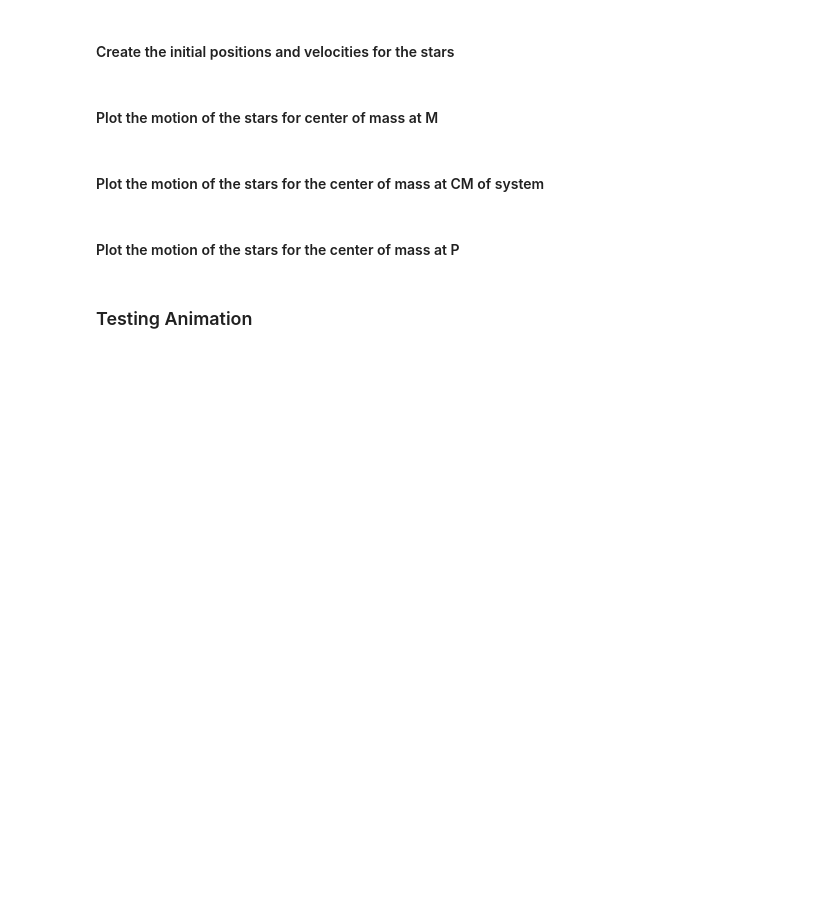
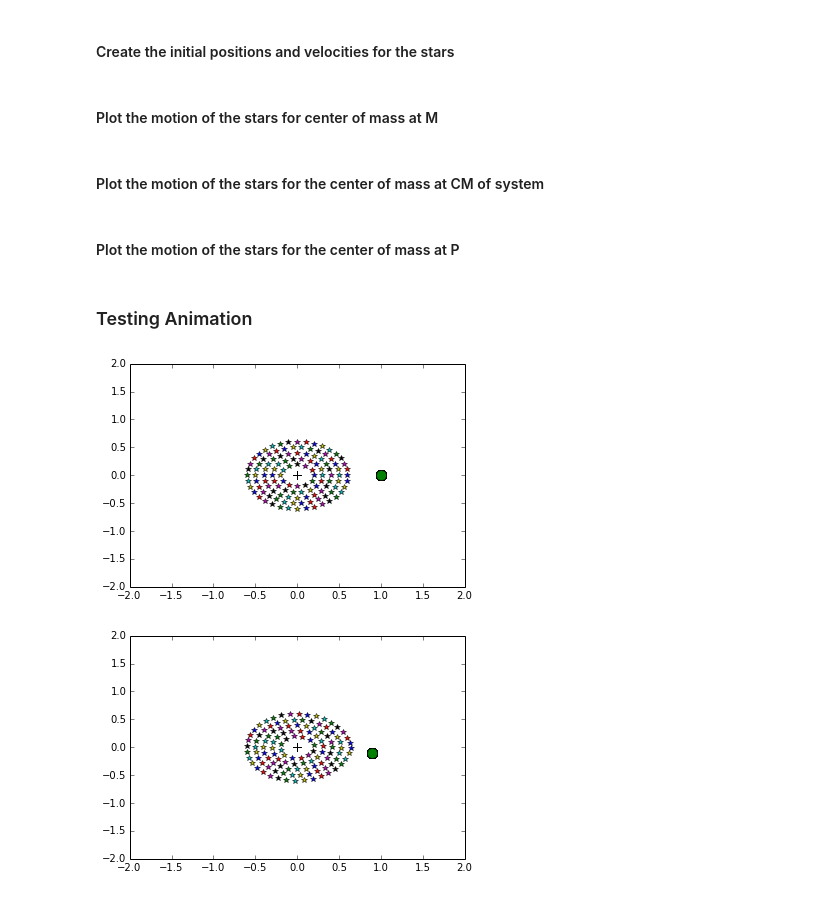
Before and after one commit to jareiter/PHYS202-S14, a Jupyter notebook: Project/GalaxyMergers.ipynb, the cells around one changed output. Cells and saved outputs as stored; diff of their text form; code cells hidden in the pictures; blank space fills up the shorter version.

```diff
--- a/Project/GalaxyMergers.ipynb
+++ b/Project/GalaxyMergers.ipynb
@@ -306,8 +310,6 @@ S = SdM*M
 R0 = np.sqrt(initial_Rvec[0]**2 + initial_Rvec[1]**2)
 star = place_stars(R0)
 #star = place_stars_ecc(R0,ecc_ratio,SdM)
-plt.plot(star[0,:],star[1,:],'*')
-plt.plot(0,0,'ko',markersize=8)
 
 def r_calc(current,t,time,gamma,M,S):
     drx = current[0]
@@ -315,44 +317,94 @@ def r_calc(current,t,time,gamma,M,S):
     rx = current[2]
     ry = current[3]
     dRx = current[4]
     dRy = current[5]
     Rx = current[6]
     Ry = current[7]
 
     Rdotx = dRx
     Rdoty = dRy
     R_vec = np.array([Rx,Ry])
     R = linalg.norm(R_vec)
     Rddot = -gamma*((M+S)/(R**3))*R_vec
 
     rdotx = drx
     rdoty = dry
     r_vec = np.array([rx,ry])
     r = linalg.norm(r_vec)
     rho_vec = R_vec - r_vec
     rho = linalg.norm(rho_vec)
     rddot = -gamma*((M/r**3)*r_vec - (S/rho**3)*rho_vec + (S/R**3)*R_vec)
     return np.array([rddot[0],rddot[1],rdotx,rdoty,Rddot[0],Rddot[1],Rdotx,Rdoty])
 
+x_output = []
+y_output = []
+
+for a in range(0,np.size(star)/4):
+    initial_rvec = star[0:2,a]
+    initial_rdot = star[2:4,a]
+
+    init = np.array([initial_rdot[0],initial_rdot[1],initial_rvec[0],initial_rvec[1],initial_Rdot[0],initial_Rdot[1],
+                     initial_Rvec[0],initial_Rvec[1]])
+    output = odeint(r_calc, init, np.linspace(0, time, (time*20)+1),args=(time,gamma,M,S))
+    x_output.append(output[:,2])
+    y_output.append(output[:,3])
+    x_output.append(output[:,6])
+    y_output.append(output[:,7])
+
+    plt.figure(1)
+    plt.plot(output[0,2],output[0,3],'b*')
+    plt.plot(output[0,6],output[0,7],'o',markersize=10)
+    plt.plot(0,0,'k+',markersize=8)
+    plt.xlim(-2,2)
+    plt.ylim(-2,2)
+    plt.figure(2)
+    plt.plot(output[len(output)/5,2],output[len(output)/5,3],'b*')
+    plt.plot(output[len(output)/5,6],output[len(output)/5,7],'o',markersize=10)
+    plt.plot(0,0,'k+',markersize=8)
+    plt.xlim(-2,2)
+    plt.ylim(-2,2)
+    plt.figure(3)
+    plt.plot(output[2*len(output)/5,2],output[2*len(output)/5,3],'b*')
+    plt.plot(output[2*len(output)/5,6],output[2*len(output)/5,7],'o',markersize=10)
+    plt.plot(0,0,'k+',markersize=8)
+    plt.xlim(-2,2)
+    plt.ylim(-2,2)
+    plt.figure(4)
+    plt.plot(output[3*len(output)/5,2],output[3*len(output)/5,3],'b*')
+    plt.plot(output[3*len(output)/5,6],output[3*len(output)/5,7],'o',markersize=10)
+    plt.plot(0,0,'k+',markersize=8)
+    plt.xlim(-2,2)
+    plt.ylim(-2,2)
+    plt.figure(5)
+    plt.plot(output[4*len(output)/5,2],output[4*len(output)/5,3],'b*')
+    plt.plot(output[4*len(output)/5,6],output[4*len(output)/5,7],'o',markersize=10)
+    plt.plot(0,0,'k+',markersize=8)
+    plt.xlim(-2,2)
+    plt.ylim(-2,2)
+    plt.figure(6)
+    plt.plot(output[-1,2],output[-1,3],'b*')
+    plt.plot(output[-1,6],output[-1,7],'o',markersize=10)
+    plt.xlim(-2,2)
+    plt.ylim(-2,2)
+    plt.plot(0,0,'k+',markersize=8)
+plt.show()
+
+
 fig = plt.figure()
 ax = plt.axes(xlim=(-2, 2), ylim=(-2, 2))
-line, = ax.plot([], [], lw=2)
+pt, = ax.plot([], [],'*')
 
 def init():
-    line.set_data([], [])
-    return line
+    pt.set_data([], [])
+    return pt
 
 def animate(i):
-    for a in range(0,np.size(star)/4):
-        initial_rvec = star[0:2,a]
-        initial_rdot = star[2:4,a]
+    pt.set_data([star[i] for star in x_output],[star[i] for star in y_output])
+    #pt.set_markersize(3)
+    return pt
 
-        init = np.array([initial_rdot[0],initial_rdot[1],initial_rvec[0],initial_rvec[1],initial_Rdot[0],initial_Rdot[1],
-                         initial_Rvec[0],initial_Rvec[1]])
-        output = odeint(r_calc, init, np.linspace(0, time, (time*100)+1),args=(time,gamma,M,S))
-        line.set_data(output[i,2],output[i,3])
-        return line
-        #plt.plot(output[:,6],output[:,7],'-',markersize=10)
-anim = animation.FuncAnimation(fig, animate, init_func=init, frames=200, interval=20, blit=True)
-anim.save('basic_animation.mp4', fps=30)
+anim = animation.FuncAnimation(fig, animate, init_func=init, frames=len(output), interval=1., blit=True)
+animation.FuncAnimation(fig, animate, init_func=init,frames=len(output), interval=1., blit=True)
 # %% [output]
+[figure, added]
+[figure, added]
```
Also changed, not shown: parts of 2 cells of this notebook, 1 other file.
